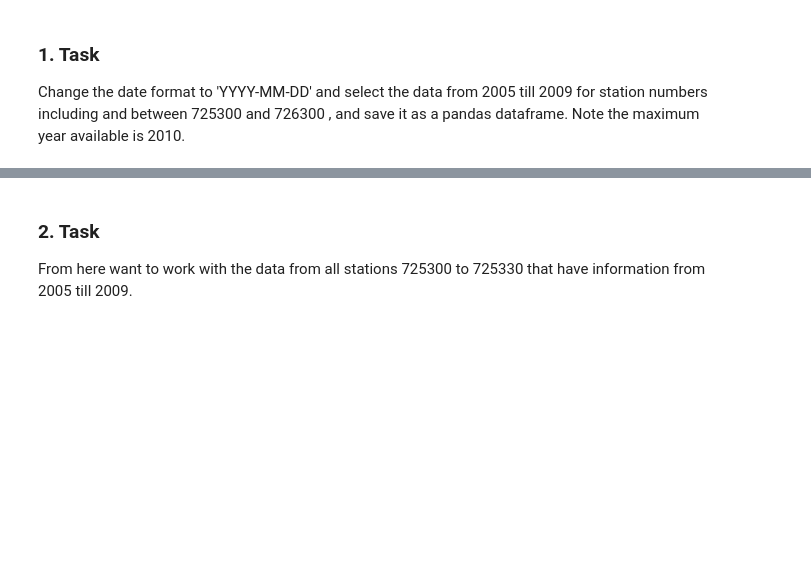
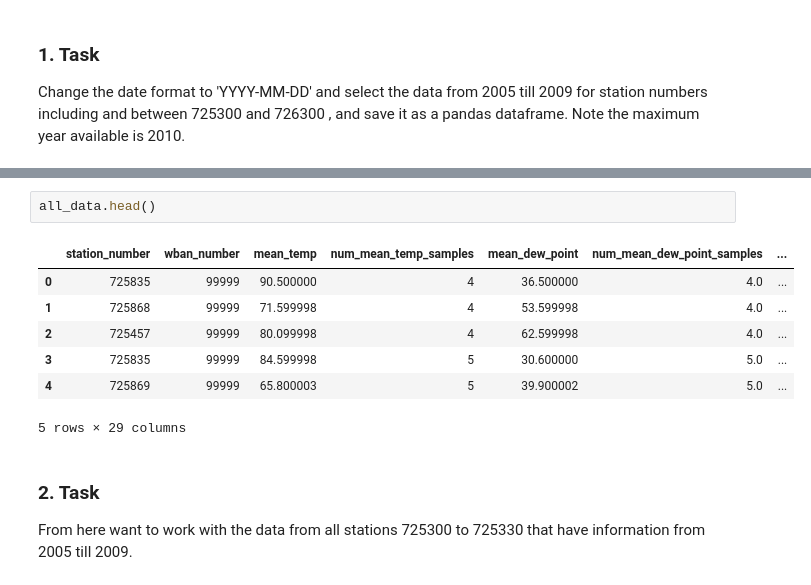
Before and after one commit to Nick-Z0/code-challenges, a Jupyter notebook: datascience/Coding Challenge.ipynb, the cells around one changed output, grey strips where cells are left out. Saved outputs shown, nothing was run; the diff lists cells and outputs as text; blank space fills up the shorter version.

```diff
--- a/datascience/Coding Challenge.ipynb
+++ b/datascience/Coding Challenge.ipynb
@@ -41,3 +85,13 @@ Change the date format to 'YYYY-MM-DD' and select the data from 2005 till 2009 f
+# %%
+all_data.head()
+# %% [output]
+|  | station_number | wban_number | mean_temp | num_mean_temp_samples | mean_dew_point | num_mean_dew_point_samples | ... |
+| 0 | 725835 | 99999 | 90.500000 | 4 | 36.500000 | 4.0 | ... |
+| 1 | 725868 | 99999 | 71.599998 | 4 | 53.599998 | 4.0 | ... |
+| 2 | 725457 | 99999 | 80.099998 | 4 | 62.599998 | 4.0 | ... |
+| 3 | 725835 | 99999 | 84.599998 | 5 | 30.600000 | 5.0 | ... |
+| 4 | 725869 | 99999 | 65.800003 | 5 | 39.900002 | 5.0 | ... |
+5 rows × 29 columns
 # %% [markdown]
 ### 2. Task
 From here want to work with the data from all stations 725300 to 725330 that have information from 2005 till 2009.
```
Also changed, not shown: parts of 4 cells of this notebook.
